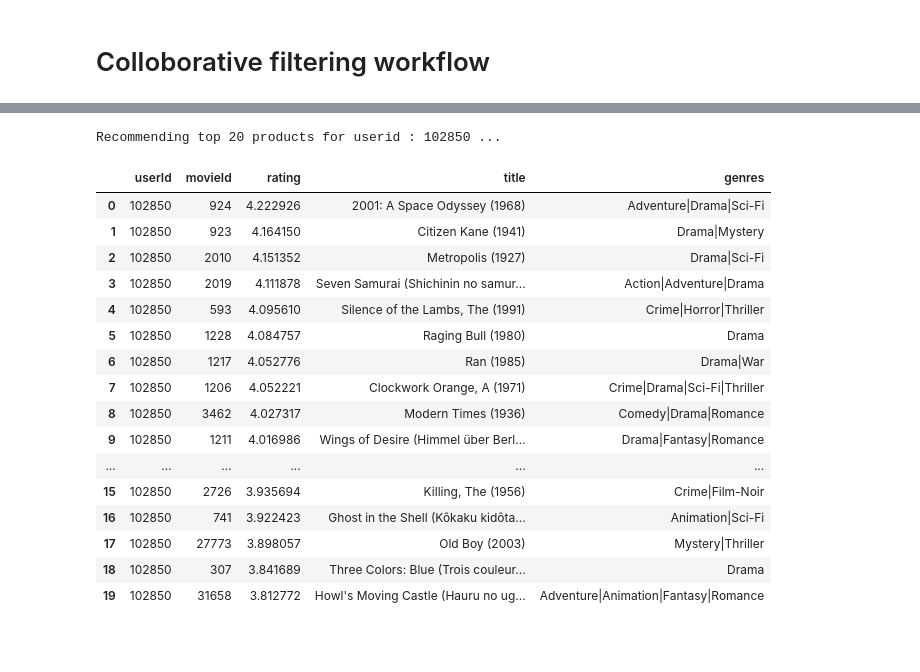
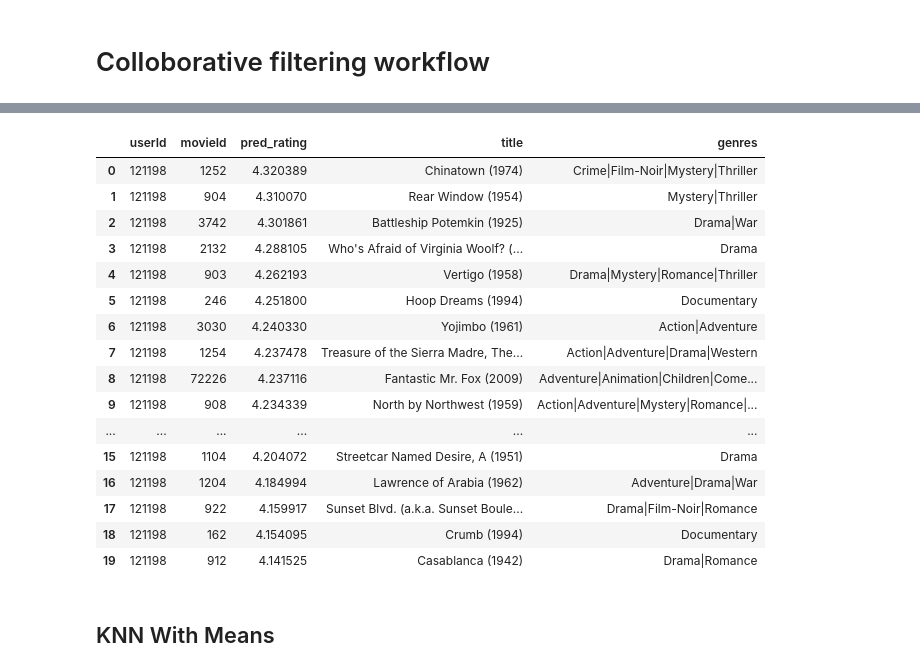
Before and after one commit to HamidSadEsf/movie_recommendation_ProjectCDS, a Jupyter notebook: main.ipynb, the cells around one changed output, grey strips where cells are left out. Drawn from its saved outputs; the diff is of its cells as text; code cells hidden in the pictures; blank space fills up the shorter version.

Commit message:
add 3 collaborative filtering models

```diff
--- a/main.ipynb
+++ b/main.ipynb
@@ -22 +43,6 @@ from model.CollaborativeFilteringRec import cf_model
+# %%
+sveta_user_id = 92024
+hamid_user_id = 105352
+anti_sveta_id = 117575
+anti_hamid_id = 119550
 # %%
@@ -46,3 +55,12 @@ Preparing data in the Suprise format...
 # %%
+#Prepare data in the Surprise's format
+print("Preparing data in the Suprise format...")
+reader = Reader(rating_scale=(0.5, 5))
+data = Dataset.load_from_df(ratings[["userId", "movieId", "rating"]], reader)
+
 #Prepare train and test data (what about validation?)
-trainset, testset = train_test_split(data, test_size=.25, random_state=42)
+#trainset, testset = train_test_split(data, test_size=.25, random_state=42)
+
+# For final preditions
+trainset = data.build_full_trainset()
+testset = trainset.build_anti_testset()
@@ -49,13 +108,11 @@ trainset, testset = train_test_split(data, test_size=.25, random_state=42)
 # %%
 #KNN-based memory based model
 sim_options = {'name': 'msd',
-               'min_support': 5,
+               'min_support': 3,
                'user_based': False}
 
-knn_basic = KNNBasic(k=30,sim_options=sim_options)
+knn_basic = KNNBasic(k=25,sim_options=sim_options)
 # %%
-knn_basic_model = cf_model(knn_basic, trainset, testset, data)
+knn_basic_model = cf_model(knn_basic, trainset, testset, data, 20)
 knn_basic_model.fit_and_predict()
-knn_basic_model.cross_validate()
-knn_basic_model.recommend(sveta_user_id, 20).merge(movie_df, on='movieId', how='left')
 # %% [output]
@@ -88,24 +151,25 @@ Recommending top 20 products for userid : 110597 ...
 # %%
-knn_basic_model.recommend(hamid_user_id, 20).merge(movie_df, on='movieId', how='left')
+knn_basic_model.recommend_all(hamid_user_id).merge(movie_df, on='movieId', how='left').head(20)
 # %% [output]
-Recommending top 20 products for userid : 102850 ...
-|  | userId | movieId | rating | title | genres |
-| 0 | 102850 | 924 | 4.222926 | 2001: A Space Odyssey (1968) | Adventure|Drama|Sci-Fi |
-| 1 | 102850 | 923 | 4.164150 | Citizen Kane (1941) | Drama|Mystery |
-| 2 | 102850 | 2010 | 4.151352 | Metropolis (1927) | Drama|Sci-Fi |
-| 3 | 102850 | 2019 | 4.111878 | Seven Samurai (Shichinin no samur... | Action|Adventure|Drama |
-| 4 | 102850 | 593 | 4.095610 | Silence of the Lambs, The (1991) | Crime|Horror|Thriller |
-| 5 | 102850 | 1228 | 4.084757 | Raging Bull (1980) | Drama |
-| 6 | 102850 | 1217 | 4.052776 | Ran (1985) | Drama|War |
-| 7 | 102850 | 1206 | 4.052221 | Clockwork Orange, A (1971) | Crime|Drama|Sci-Fi|Thriller |
-| 8 | 102850 | 3462 | 4.027317 | Modern Times (1936) | Comedy|Drama|Romance |
-| 9 | 102850 | 1211 | 4.016986 | Wings of Desire (Himmel über Berl... | Drama|Fantasy|Romance |
+|  | userId | movieId | pred_rating | title | genres |
+| 0 | 121198 | 1252 | 4.320389 | Chinatown (1974) | Crime|Film-Noir|Mystery|Thriller |
+| 1 | 121198 | 904 | 4.310070 | Rear Window (1954) | Mystery|Thriller |
+| 2 | 121198 | 3742 | 4.301861 | Battleship Potemkin (1925) | Drama|War |
+| 3 | 121198 | 2132 | 4.288105 | Who's Afraid of Virginia Woolf? (... | Drama |
+| 4 | 121198 | 903 | 4.262193 | Vertigo (1958) | Drama|Mystery|Romance|Thriller |
+| 5 | 121198 | 246 | 4.251800 | Hoop Dreams (1994) | Documentary |
+| 6 | 121198 | 3030 | 4.240330 | Yojimbo (1961) | Action|Adventure |
+| 7 | 121198 | 1254 | 4.237478 | Treasure of the Sierra Madre, The... | Action|Adventure|Drama|Western |
+| 8 | 121198 | 72226 | 4.237116 | Fantastic Mr. Fox (2009) | Adventure|Animation|Children|Come... |
+| 9 | 121198 | 908 | 4.234339 | North by Northwest (1959) | Action|Adventure|Mystery|Romance|... |
 | ... | ... | ... | ... | ... | ... |
-| 15 | 102850 | 2726 | 3.935694 | Killing, The (1956) | Crime|Film-Noir |
-| 16 | 102850 | 741 | 3.922423 | Ghost in the Shell (Kôkaku kidôta... | Animation|Sci-Fi |
-| 17 | 102850 | 27773 | 3.898057 | Old Boy (2003) | Mystery|Thriller |
-| 18 | 102850 | 307 | 3.841689 | Three Colors: Blue (Trois couleur... | Drama |
-| 19 | 102850 | 31658 | 3.812772 | Howl's Moving Castle (Hauru no ug... | Adventure|Animation|Fantasy|Romance |
+| 15 | 121198 | 1104 | 4.204072 | Streetcar Named Desire, A (1951) | Drama |
+| 16 | 121198 | 1204 | 4.184994 | Lawrence of Arabia (1962) | Adventure|Drama|War |
+| 17 | 121198 | 922 | 4.159917 | Sunset Blvd. (a.k.a. Sunset Boule... | Drama|Film-Noir|Romance |
+| 18 | 121198 | 162 | 4.154095 | Crumb (1994) | Documentary |
+| 19 | 121198 | 912 | 4.141525 | Casablanca (1942) | Drama|Romance |
+# %% [markdown]
+## KNN With Means
 # %%
 sim_options = {'name': 'cosine',
                'min_support': 5,
```
Also changed, not shown: parts of 46 cells of this notebook, 12 other files.
